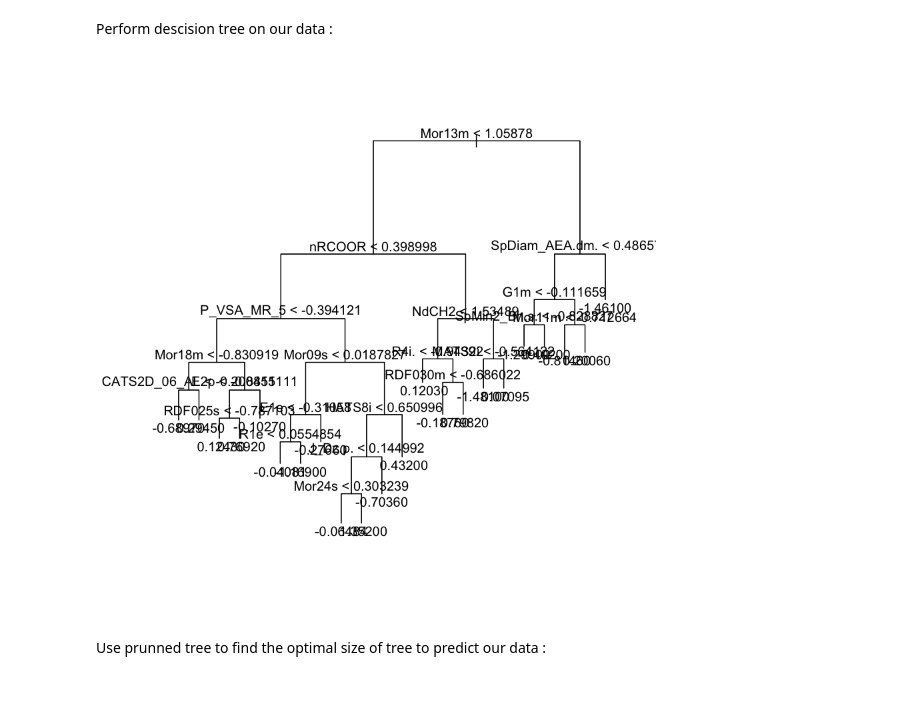
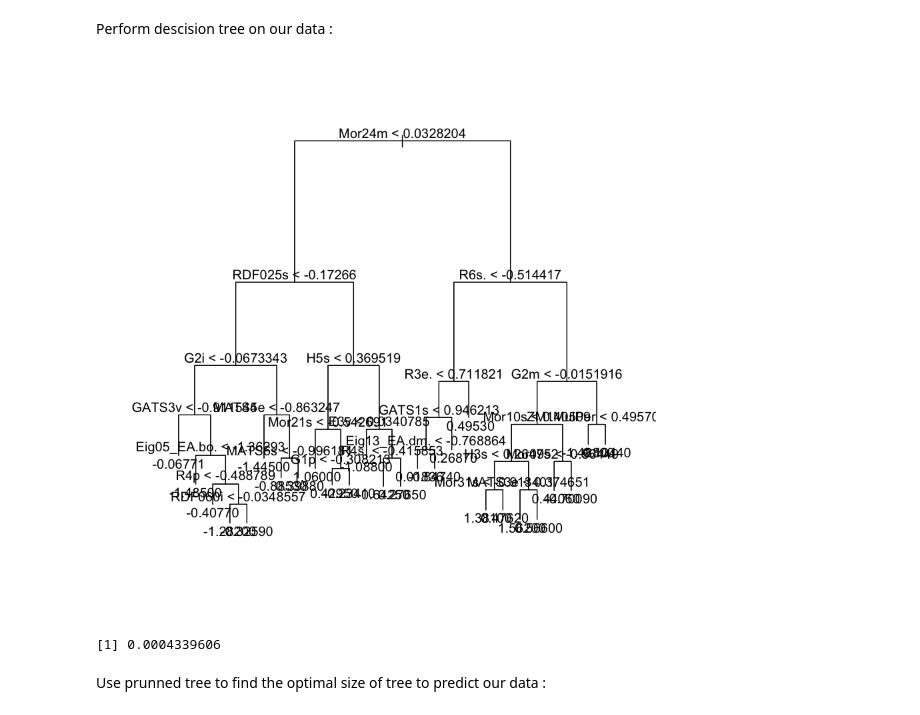
Before and after one commit to Alicia-max/BIO322-Regression, a Jupyter notebook: src/Exploration.ipynb, the cells around one changed output. Saved outputs shown, nothing was run; the diff lists cells and outputs as text; code cells hidden in the pictures.

```diff
--- a/src/Exploration.ipynb
+++ b/src/Exploration.ipynb
@@ -347,12 +347,17 @@ Perform descision tree on our data :
 # %%
 #DESCISION TREES
 
 library(tree)
-p_tree <- tree(data.y ~ ., data, minsize = 1)
+p_tree <- tree(data.train$pleasantness ~ ., data.train, minsize = 1)
 plot(p_tree)
 text(p_tree)
 # %% [output]
-[figure, old version]
+[figure, new version]
+# %%
+
+mean((data.test[,'pleasantness']) - predict(p_tree, data.test))^2
+# %% [output]
+[1] 0.0004339606
 # %% [markdown]
 Use prunned tree to find the optimal size of tree to predict our data :
 # %%
```
Also changed, not shown: parts of 5 cells of this notebook.
